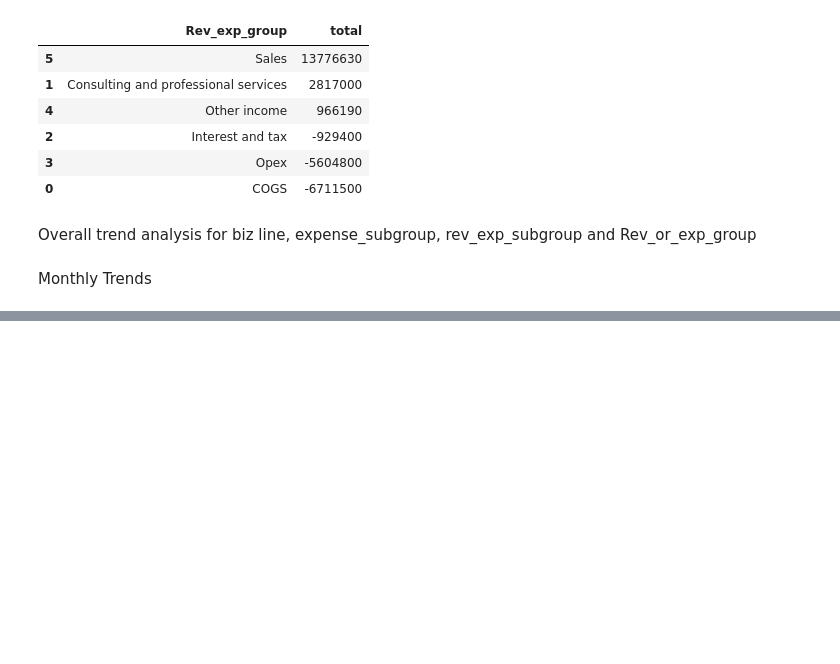
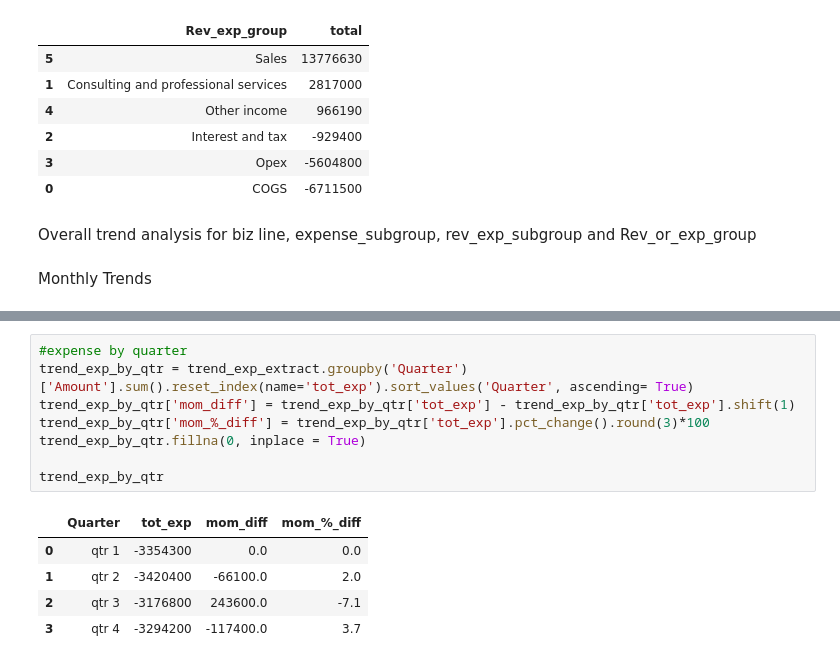
Before and after one commit to djibril968/Python_projects, a Jupyter notebook: Onyx_Financial_Analysis.ipynb, the cells around one changed output, grey strips where cells are left out. Drawn from its saved outputs; the diff is of its cells as text; blank space fills up the shorter version.

```diff
--- a/Onyx_Financial_Analysis.ipynb
+++ b/Onyx_Financial_Analysis.ipynb
@@ -467,3 +476,17 @@ tot_exp_by_month
+# %%
+#expense by quarter
+trend_exp_by_qtr = trend_exp_extract.groupby('Quarter')['Amount'].sum().reset_index(name='tot_exp').sort_values('Quarter', ascending= True)
+trend_exp_by_qtr['mom_diff'] = trend_exp_by_qtr['tot_exp'] - trend_exp_by_qtr['tot_exp'].shift(1)
+trend_exp_by_qtr['mom_%_diff'] = trend_exp_by_qtr['tot_exp'].pct_change().round(3)*100
+trend_exp_by_qtr.fillna(0, inplace = True)
+
+trend_exp_by_qtr
+# %% [output]
+|  | Quarter | tot_exp | mom_diff | mom_%_diff |
+| 0 | qtr 1 | -3354300 | 0.0 | 0.0 |
+| 1 | qtr 2 | -3420400 | -66100.0 | 2.0 |
+| 2 | qtr 3 | -3176800 | 243600.0 | -7.1 |
+| 3 | qtr 4 | -3294200 | -117400.0 | 3.7 |
 # %%
 Fin_data.head()
 # %% [output]
```
Also changed, not shown: parts of 10 cells of this notebook.
